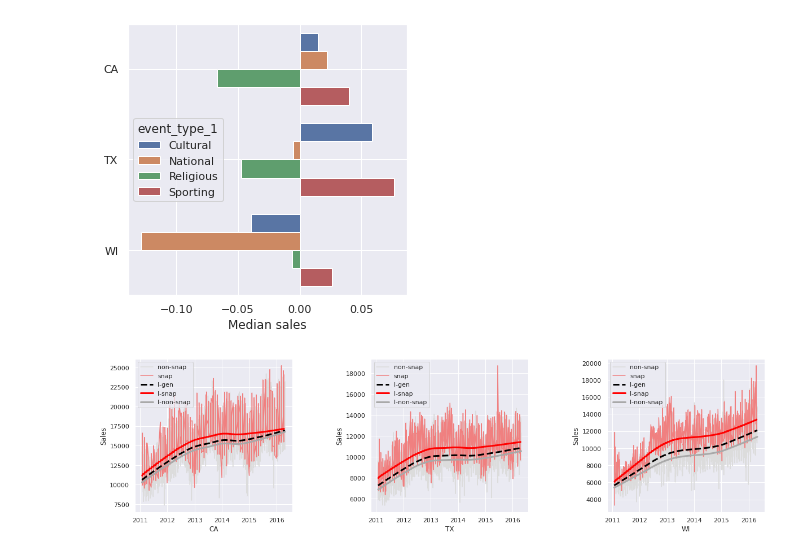
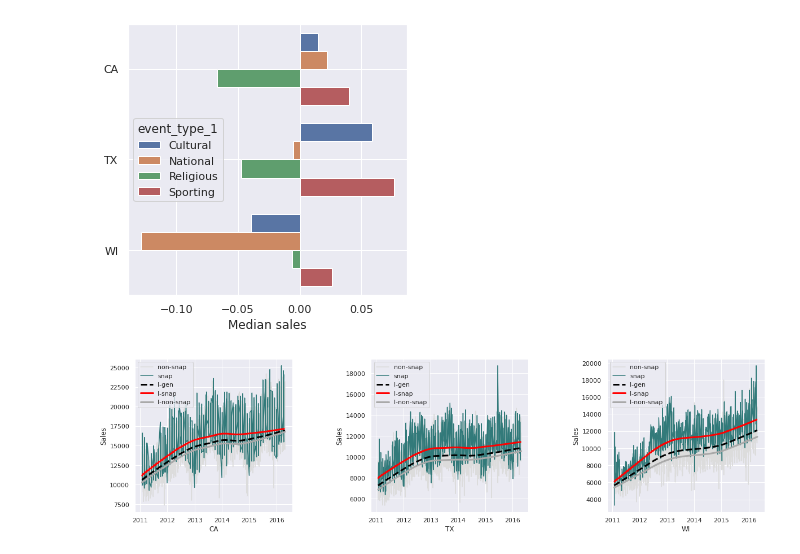
Before and after one commit to khanh22mse23057/python4engineer-assignments, a Jupyter notebook: Assignments2_Overview_M5_EDA.ipynb, the cells around one changed output. Drawn from its saved outputs; the diff is of its cells as text; code cells hidden in the pictures.

```diff
--- a/Assignments2_Overview_M5_EDA.ipynb
+++ b/Assignments2_Overview_M5_EDA.ipynb
@@ -448,7 +433,7 @@ L3 = pd.DataFrame(L3,columns = t.columns)
 fig, ax = plt.subplots(1,3, figsize=(20,7))
 for j in range(3):
     ax[j].plot(ne.iloc[j,:] ,color='gainsboro', label = 'non-event')
-    ax[j].plot(e.iloc[j,:] ,color='lightcoral',label = 'event')
+    ax[j].plot(e.iloc[j,:] ,color='#8080f0',label = 'event')
     ax[j].plot(L3.iloc[j,:] ,color = 'black', linestyle= 'dashed',label = 'l-gen',linewidth=3)
     ax[j].plot(L1.iloc[j,:] ,color='red',label = 'l-event',linewidth=3)
     ax[j].plot(L2.iloc[j,:] ,color = 'darkgray',label = 'l-non-event',linewidth=3)
@@ -546,7 +531,7 @@ L3 = pd.DataFrame(L3,columns = t.columns)
 fig, ax = plt.subplots(1,3, figsize=(20,7))
 for j in range(3):
     ax[j].plot(ne.iloc[j,:] ,color='gainsboro', label = 'non-event')
-    ax[j].plot(e.iloc[j,:] ,color='lightcoral',label = 'event')
+    ax[j].plot(e.iloc[j,:] ,color='#6aa84f',label = 'event')
     ax[j].plot(L3.iloc[j,:] ,color = 'black', linestyle= 'dashed',label = 'l-gen',linewidth=3)
     ax[j].plot(L1.iloc[j,:] ,color='red',label = 'l-event',linewidth=3)
     ax[j].plot(L2.iloc[j,:] ,color = 'darkgray',label = 'l-non-event',linewidth=3)
@@ -632,32 +617,32 @@ e = [CA_snap_sales,TX_snap_sales,WI_snap_sales]
 ne = [CA_nsnap_sales,TX_nsnap_sales,WI_nsnap_sales]
 t = F
 means = t.mean(axis=1)
 for i in range(3):
     n1 = lowess(e[i].values, range(len(e[i])),frac=0.5)
     n2 = lowess(ne[i].values, range(len(ne[i])),frac=0.5)
     nn3 = lowess(t.iloc[i,:].values, range(t.shape[1]),frac=0.5)
     n1 = pd.Series(n1[:,1],e[i].index)
     n2 = pd.Series(n2[:,1],ne[i].index)
     n3 = pd.Series(nn3[:,1],t.columns)
     L1.append(n1)
     L2.append(n2)
     L3.append(n3)
     n3 = (t.iloc[i,:] - nn3[:,1]) /(means[i])
     N3.append(n3)
 N3 = pd.DataFrame(N3,columns = t.columns)
 
 fig, ax = plt.subplots(1,3, figsize=(20,5))
 for j in range(3):
     ax[j].plot(ne[j] ,color='gainsboro', label = 'non-snap')
-    ax[j].plot(e[j],color='lightcoral',label = 'snap')
+    ax[j].plot(e[j],color='#327a7a',label = 'snap')
     ax[j].plot(L3[j] ,color = 'black', linestyle= 'dashed',label = 'l-gen',linewidth=3)
     ax[j].plot(L1[j] ,color='red',label = 'l-snap',linewidth=3)
     ax[j].plot(L2[j] ,color = 'darkgray',label = 'l-non-snap',linewidth=3)
     ax[j].grid(b=True,axis='y')
     ax[j].legend(loc='best')
     ax[j].set(xlabel = t.index[j] ,ylabel = 'Sales')
 
 fig.subplots_adjust( hspace = 0.0,wspace=0.5)
 plt.show()
 # %% [output]
-[figure, old version]
+[figure, new version]
```
Also changed, not shown: parts of 6 cells of this notebook.
